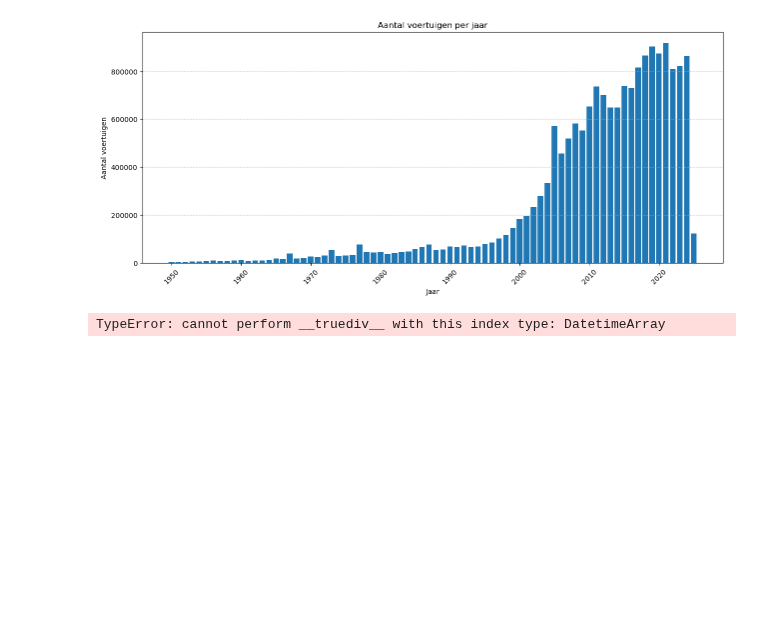
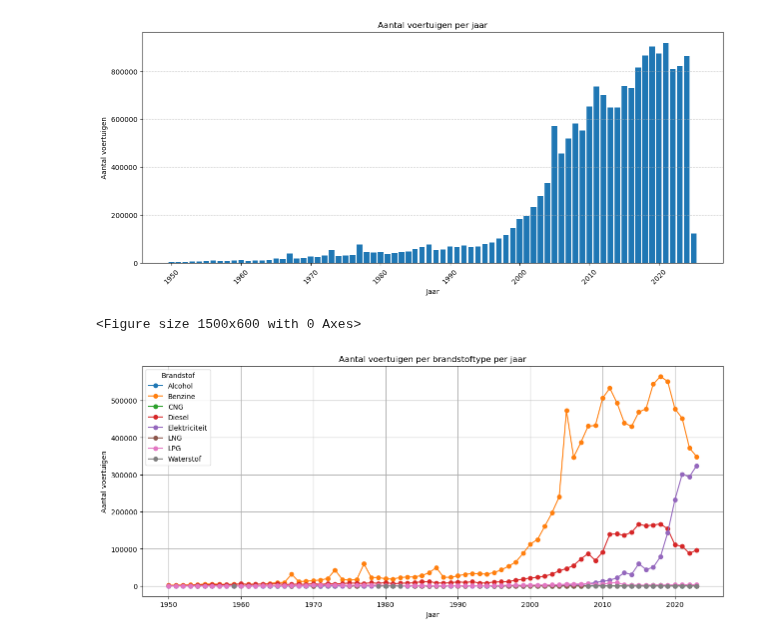
Before and after one commit to DylanHaaz/Tryhard, a Jupyter notebook: Code/Data exploration/RWD.ipynb, the cells around one changed output. Saved outputs shown, nothing was run; the diff lists cells and outputs as text; code cells hidden in the pictures; blank space fills up the shorter version.

```diff
--- a/Code/Data exploration/RWD.ipynb
+++ b/Code/Data exploration/RWD.ipynb
@@ -222,7 +201,19 @@ plt.grid(axis='y', linestyle='--', alpha=0.7)
 plt.show()
 # %% [output]
 [figure]
-# %%
-df_test['Datum eerste toelating'] = pd.to_datetime(df_test['Datum eerste toelating'] / 1e3, unit='s', errors='coerce')
-# %% [output]
-TypeError: cannot perform __truediv__ with this index type: DatetimeArray
+# %%
+fuel_counts = df_merged.groupby(['Jaar', 'Brandstof omschrijving']).size().unstack()
+fuel_counts = fuel_counts[(fuel_counts.index >= 1950) & (fuel_counts.index <= 2023)]
+# Plot the fuel type trends over the years
+plt.figure(figsize=(15, 6))
+fuel_counts.plot(kind='line', figsize=(15, 6), marker='o')
+
+plt.xlabel('Jaar')
+plt.ylabel('Aantal voertuigen')
+plt.title('Aantal voertuigen per brandstoftype per jaar')
+plt.legend(title='Brandstof')
+plt.grid(True)
+plt.show()
+# %% [output]
+<Figure size 1500x600 with 0 Axes>
+[figure, added]
```
Also changed, not shown: parts of 6 cells of this notebook.
